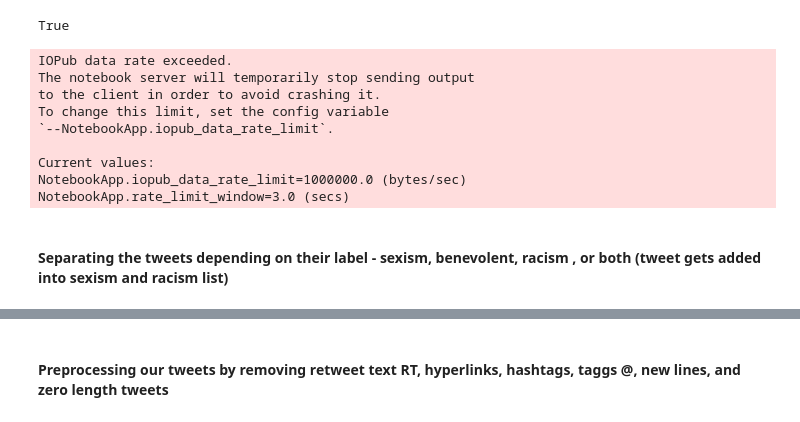
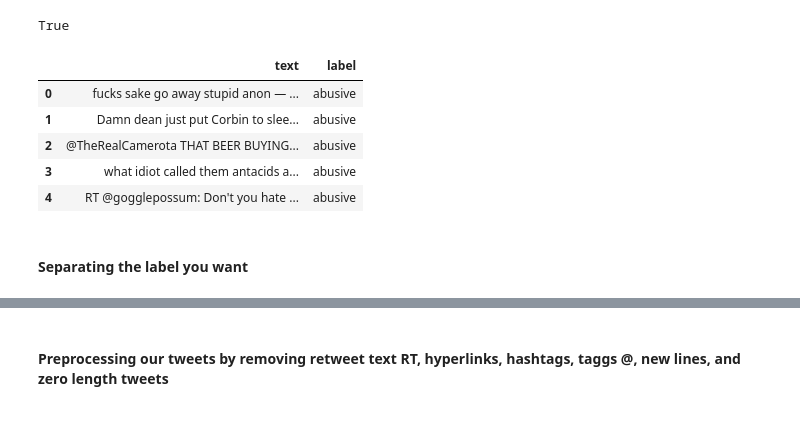
Before and after one commit to masakljun/nlp-project, a Jupyter notebook: code/04_tf_idf.ipynb, the cells around one changed output, grey strips where cells are left out. Drawn from its saved outputs; the diff is of its cells as text; code cells hidden in the pictures.

```diff
--- a/code/04_tf_idf.ipynb
+++ b/code/04_tf_idf.ipynb
@@ -25,20 +25,14 @@ nltk.download('punkt')
 [nltk_data]   Package punkt is already up-to-date!
 True
 # %%
-with open("data/filtered/abusive_hateful_spam_normal.json") as f:
-    data = json.load(f)
-
-data_tag = 'ahs'  # can also be 'srb or 'ahs' for the other dataset
-print(data)
+data = pd.read_csv("dataset/data.csv", sep = ";")
+data.head()
 # %% [output]
-IOPub data rate exceeded.
-The notebook server will temporarily stop sending output
-to the client in order to avoid crashing it.
-To change this limit, set the config variable
-`--NotebookApp.iopub_data_rate_limit`.
-
-Current values:
-NotebookApp.iopub_data_rate_limit=1000000.0 (bytes/sec)
-NotebookApp.rate_limit_window=3.0 (secs)
+|  | text | label |
+| 0 | fucks sake go away stupid anon — ... | abusive |
+| 1 | Damn dean just put Corbin to slee... | abusive |
+| 2 | @TheRealCamerota THAT BEER BUYING... | abusive |
+| 3 | what idiot called them antacids a... | abusive |
+| 4 | RT @gogglepossum: Don't you hate ... | abusive |
 # %% [markdown]
-#### Separating the tweets depending on their label - sexism, benevolent, racism , or both (tweet gets added into sexism and racism list)
+#### Separating the label you want
```
Also changed, not shown: parts of 11 cells of this notebook, 6 other files.
